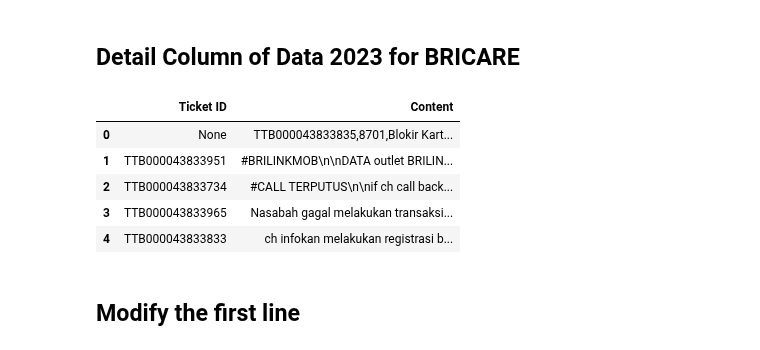
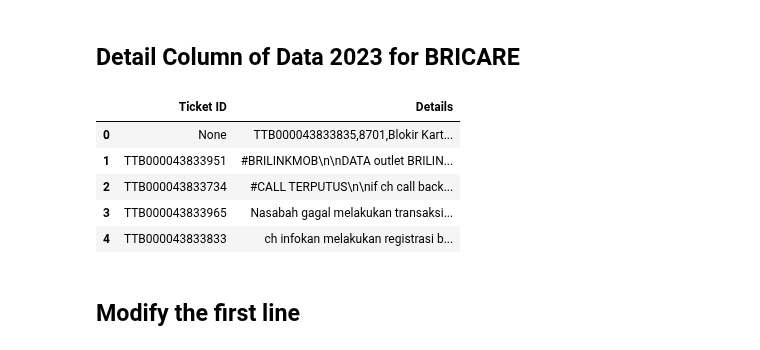
Before and after one commit to masterA88/dataquality2-new, a Jupyter notebook: read_bricare2.ipynb, the cells around one changed output. Saved outputs shown, nothing was run; the diff lists cells and outputs as text; code cells hidden in the pictures.

```diff
--- a/read_bricare2.ipynb
+++ b/read_bricare2.ipynb
@@ -16,38 +16,38 @@ def process_text_data(file_path):
             if current_entry:  # If there's collected content, append it with the Ticket ID
                 entries.append((current_ticket_id, '\n'.join(current_entry)))
                 current_entry = []
             # Extract Ticket ID and the part after the third comma
             parts = line.split(',', 3)
             if len(parts) > 3:
                 current_ticket_id = parts[0]  # Store the Ticket ID
                 current_entry.append(parts[3].strip())  # Start collecting the entry content
             continue
         current_entry.append(line.strip())
 
     # Add the last collected entry if any
     if current_entry:
         entries.append((current_ticket_id, '\n'.join(current_entry)))
 
     return entries
 
 # Path to your text file
 file_path = r"C:\Users\maste\Downloads\bricare_case_januari2023_2_details.txt"
 processed_data = process_text_data(file_path)
 
 # Create a DataFrame from the processed data
-df_final = pd.DataFrame(processed_data, columns=['Ticket ID', 'Content'])
+df_final = pd.DataFrame(processed_data, columns=['Ticket ID', 'Details'])
 
 # Adjust the first entry in the Content column if necessary
-if df_final.iloc[0]['Ticket ID'] and df_final.iloc[0]['Content'].startswith(df_final.iloc[0]['Ticket ID']):
+if df_final.iloc[0]['Ticket ID'] and df_final.iloc[0]['Details'].startswith(df_final.iloc[0]['Ticket ID']):
     # Remove the Ticket ID and any two characters before it from the content
-    df_final.at[0, 'Content'] = df_final.iloc[0]['Content'][len(df_final.iloc[0]['Ticket ID'])+2:]
+    df_final.at[0, 'Details'] = df_final.iloc[0]['Details'][len(df_final.iloc[0]['Ticket ID'])+2:]
 
 # Save the DataFrame to a CSV file
-# df_final.to_csv('exp_5.csv', index_label='Index')
+df_final.to_csv('exp_5.csv', index_label='Index')
 
 df_final.head()  # Display the first few rows to check the output
 # %% [output]
-|  | Ticket ID | Content |
+|  | Ticket ID | Details |
 | 0 | None | ﻿TTB000043833835,8701,Blokir Kart... |
 | 1 | TTB000043833951 | #BRILINKMOB\n\nDATA outlet BRILIN... |
 | 2 | TTB000043833734 | #CALL TERPUTUS\n\nif ch call back... |
```
Also changed, not shown: parts of 6 cells of this notebook.
